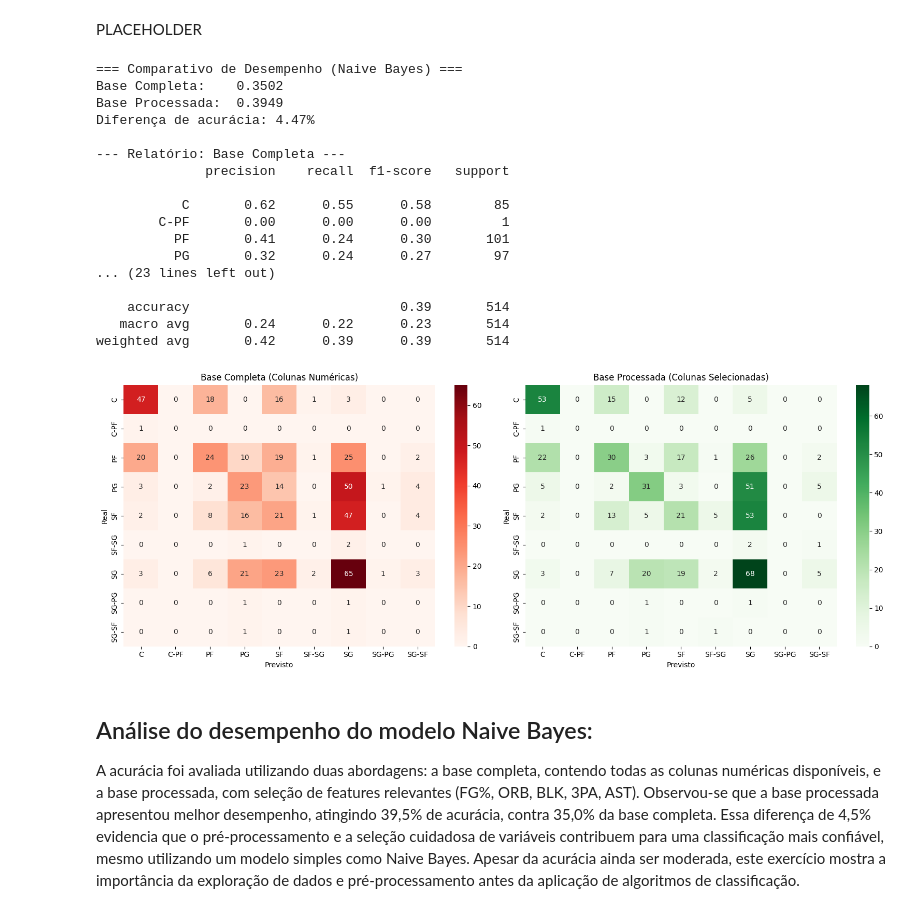
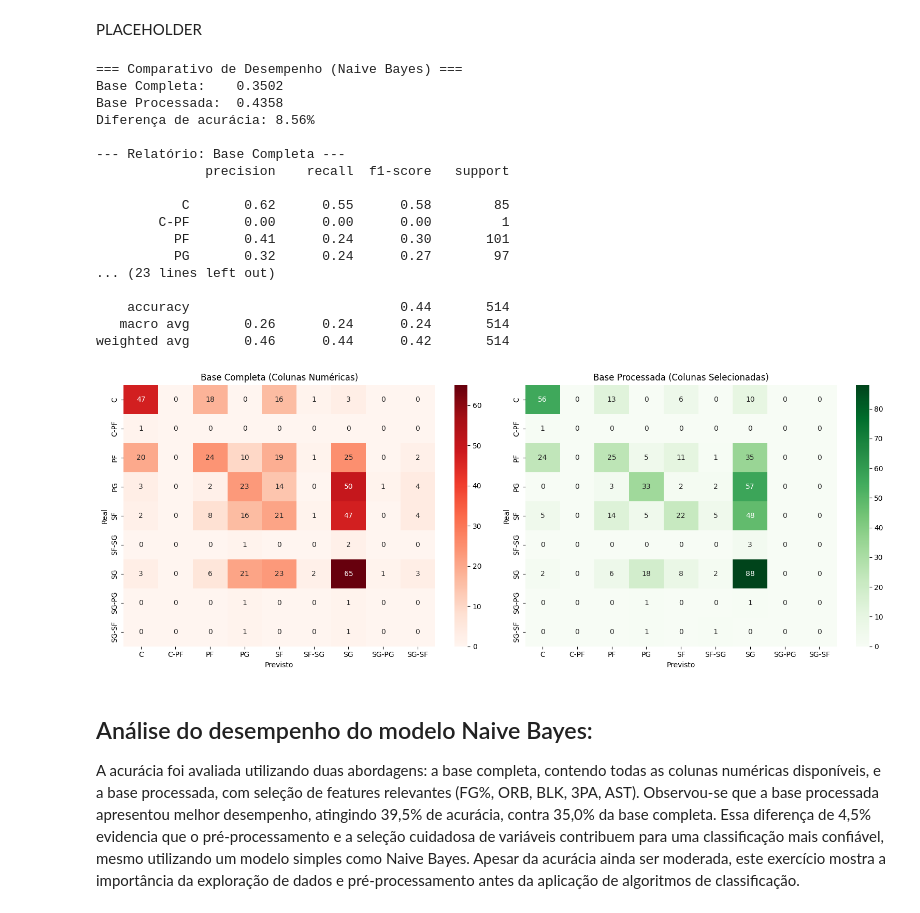
Before and after one commit to EngSoftwareABL/ProjetoAC2_ReconhecimentoPadr-es, a Jupyter notebook: Dataset_NBA.ipynb, the cells around one changed output. Drawn from its saved outputs; the diff is of its cells as text; code cells hidden in the pictures.

Commit message:
Melhorando Acurácia

```diff
--- a/Dataset_NBA.ipynb
+++ b/Dataset_NBA.ipynb
@@ -354,7 +358,7 @@ df_base = df_total.copy()   # Base completa para benchmark
 # df_final: colunas numéricas relevantes
 # df_base: todas as colunas numéricas
 # ========================================================
-features_final = ['FG%', 'ORB', 'BLK', '3PA', 'AST']
+features_final = ['ORB', '3PA', 'AST'] # ajustando as posições para aumentar acurácia
 X_final = df_final[features_final]
 y_final = df_final['Pos']
 
@@ -440,39 +444,39 @@ print(classification_report(yf_test, yf_pred, target_names=classes_final))
 # ========================================================
 fig, axes = plt.subplots(1, 2, figsize=(16, 6))
 
 sns.heatmap(confusion_matrix(yb_test, yb_pred), annot=True, fmt='d',
             cmap='Reds', xticklabels=classes_base, yticklabels=classes_base, ax=axes[0])
 axes[0].set_title('Base Completa (Colunas Numéricas)')
 axes[0].set_xlabel('Previsto')
 axes[0].set_ylabel('Real')
 
 sns.heatmap(confusion_matrix(yf_test, yf_pred), annot=True, fmt='d',
             cmap='Greens', xticklabels=classes_final, yticklabels=classes_final, ax=axes[1])
 axes[1].set_title('Base Processada (Colunas Selecionadas)')
 axes[1].set_xlabel('Previsto')
 axes[1].set_ylabel('Real')
 
 plt.tight_layout()
 plt.show()
 # %% [output]
 === Comparativo de Desempenho (Naive Bayes) ===
 Base Completa:    0.3502
-Base Processada:  0.3949
-Diferença de acurácia: 4.47%
+Base Processada:  0.4358
+Diferença de acurácia: 8.56%
 
 --- Relatório: Base Completa ---
               precision    recall  f1-score   support
 
            C       0.62      0.55      0.58        85
         C-PF       0.00      0.00      0.00         1
           PF       0.41      0.24      0.30       101
           PG       0.32      0.24      0.27        97
 ... (23 lines left out)
 
-    accuracy                           0.39       514
-   macro avg       0.24      0.22      0.23       514
-weighted avg       0.42      0.39      0.39       514
+    accuracy                           0.44       514
+   macro avg       0.26      0.24      0.24       514
+weighted avg       0.46      0.44      0.42       514
-[figure, old version]
+[figure, new version]
 # %% [markdown]
 ## Análise do desempenho do modelo Naive Bayes:
 A acurácia foi avaliada utilizando duas abordagens: a base completa, contendo todas as colunas numéricas disponíveis, e a base processada, com seleção de features relevantes (FG%, ORB, BLK, 3PA, AST). Observou-se que a base processada apresentou melhor desempenho, atingindo 39,5% de acurácia, contra 35,0% da base completa. Essa diferença de 4,5% evidencia que o pré-processamento e a seleção cuidadosa de variáveis contribuem para uma classificação mais confiável, mesmo utilizando um modelo simples como Naive Bayes. Apesar da acurácia ainda ser moderada, este exercício mostra a importância da exploração de dados e pré-processamento antes da aplicação de algoritmos de classificação.
```
Also changed, not shown: parts of 3 cells of this notebook.
